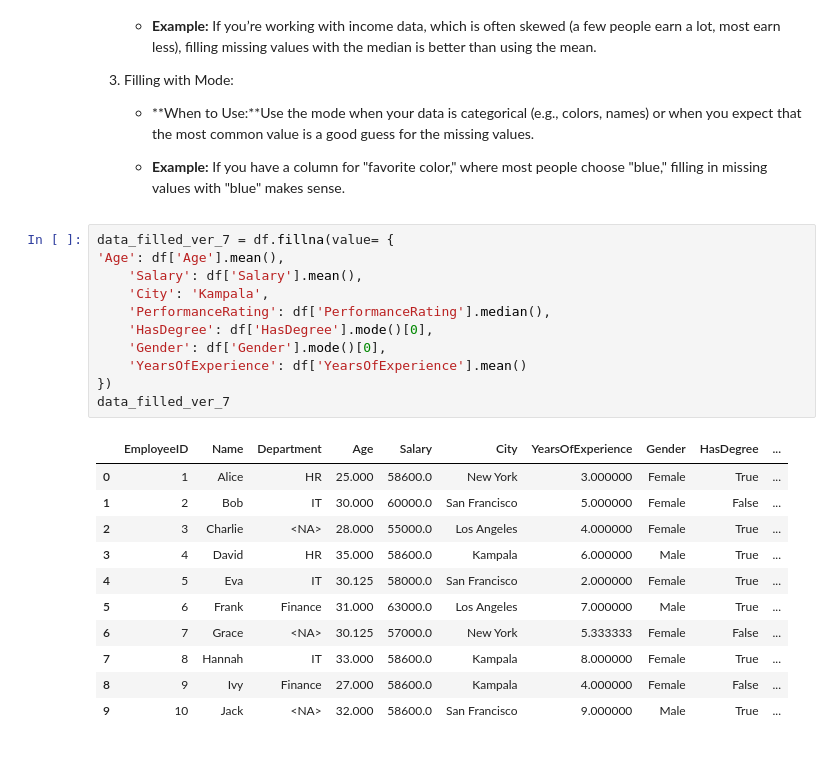
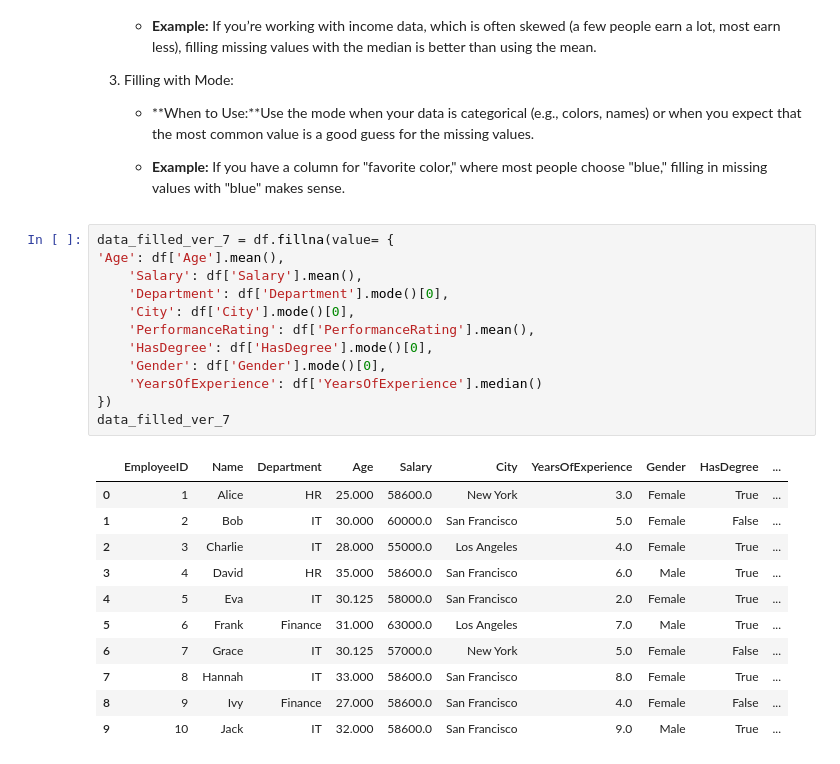
Before and after one commit to nabigwaku/Data-cleaning-project-with-python, a Jupyter notebook: Handling_Missing_Values_in_Python.ipynb, the cells around one changed output. Drawn from its saved outputs; the diff is of its cells as text.

```diff
--- a/Handling_Missing_Values_in_Python.ipynb
+++ b/Handling_Missing_Values_in_Python.ipynb
@@ -352,23 +350,24 @@ Take Away:
 # %%
 data_filled_ver_7 = df.fillna(value= {
 'Age': df['Age'].mean(),
     'Salary': df['Salary'].mean(),
-    'City': 'Kampala',
-    'PerformanceRating': df['PerformanceRating'].median(),
+    'Department': df['Department'].mode()[0],
+    'City': df['City'].mode()[0],
+    'PerformanceRating': df['PerformanceRating'].mean(),
     'HasDegree': df['HasDegree'].mode()[0],
     'Gender': df['Gender'].mode()[0],
-    'YearsOfExperience': df['YearsOfExperience'].mean()
+    'YearsOfExperience': df['YearsOfExperience'].median()
 })
 data_filled_ver_7
 # %% [output]
 |  | EmployeeID | Name | Department | Age | Salary | City | YearsOfExperience | Gender | HasDegree | ... |
-| 0 | 1 | Alice | HR | 25.000 | 58600.0 | New York | 3.000000 | Female | True | ... |
-| 1 | 2 | Bob | IT | 30.000 | 60000.0 | San Francisco | 5.000000 | Female | False | ... |
-| 2 | 3 | Charlie | <NA> | 28.000 | 55000.0 | Los Angeles | 4.000000 | Female | True | ... |
-| 3 | 4 | David | HR | 35.000 | 58600.0 | Kampala | 6.000000 | Male | True | ... |
-| 4 | 5 | Eva | IT | 30.125 | 58000.0 | San Francisco | 2.000000 | Female | True | ... |
-| 5 | 6 | Frank | Finance | 31.000 | 63000.0 | Los Angeles | 7.000000 | Male | True | ... |
-| 6 | 7 | Grace | <NA> | 30.125 | 57000.0 | New York | 5.333333 | Female | False | ... |
-| 7 | 8 | Hannah | IT | 33.000 | 58600.0 | Kampala | 8.000000 | Female | True | ... |
-| 8 | 9 | Ivy | Finance | 27.000 | 58600.0 | Kampala | 4.000000 | Female | False | ... |
-| 9 | 10 | Jack | <NA> | 32.000 | 58600.0 | San Francisco | 9.000000 | Male | True | ... |
+| 0 | 1 | Alice | HR | 25.000 | 58600.0 | New York | 3.0 | Female | True | ... |
+| 1 | 2 | Bob | IT | 30.000 | 60000.0 | San Francisco | 5.0 | Female | False | ... |
+| 2 | 3 | Charlie | IT | 28.000 | 55000.0 | Los Angeles | 4.0 | Female | True | ... |
+| 3 | 4 | David | HR | 35.000 | 58600.0 | San Francisco | 6.0 | Male | True | ... |
+| 4 | 5 | Eva | IT | 30.125 | 58000.0 | San Francisco | 2.0 | Female | True | ... |
+| 5 | 6 | Frank | Finance | 31.000 | 63000.0 | Los Angeles | 7.0 | Male | True | ... |
+| 6 | 7 | Grace | IT | 30.125 | 57000.0 | New York | 5.0 | Female | False | ... |
+| 7 | 8 | Hannah | IT | 33.000 | 58600.0 | San Francisco | 8.0 | Female | True | ... |
+| 8 | 9 | Ivy | Finance | 27.000 | 58600.0 | San Francisco | 4.0 | Female | False | ... |
+| 9 | 10 | Jack | IT | 32.000 | 58600.0 | San Francisco | 9.0 | Male | True | ... |
```
Also changed, not shown: parts of 21 cells of this notebook.
